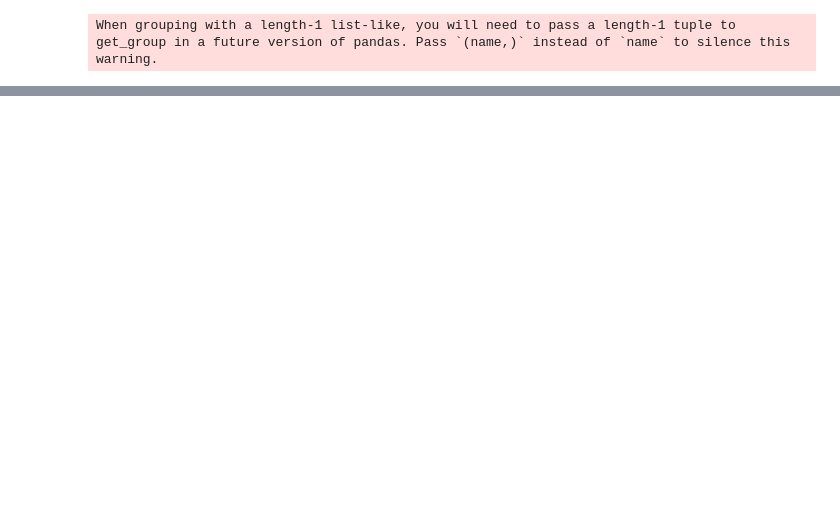
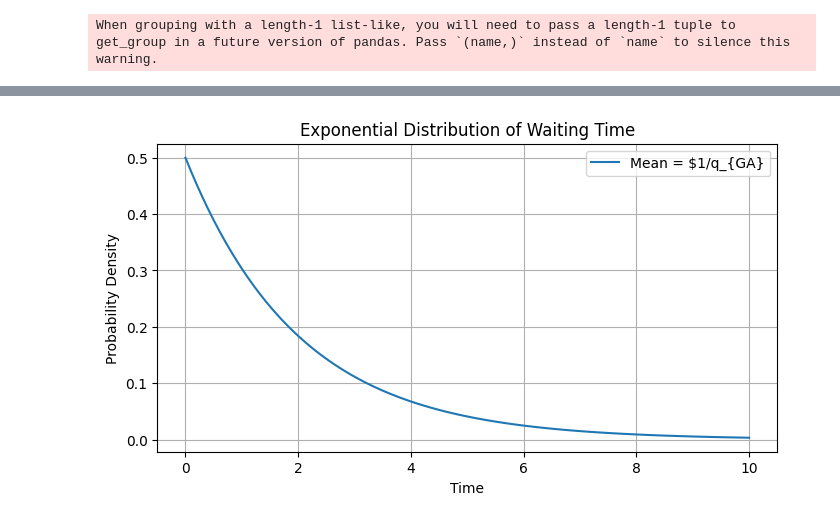
Before and after one commit to GavinHuttley/PuningAnalysis, a Jupyter notebook: src/nbks/simulation_ENS_test/simulation_ENS_test_length_time.ipynb, the cells around one changed output, grey strips where cells are left out. Saved outputs shown, nothing was run; the diff lists cells and outputs as text; code cells hidden in the pictures; blank space fills up the shorter version.

```diff
--- a/src/nbks/simulation_ENS_test/simulation_ENS_test_length_time.ipynb
+++ b/src/nbks/simulation_ENS_test/simulation_ENS_test_length_time.ipynb
@@ -145,0 +255,23 @@ When grouping with a length-1 list-like, you will need to pass a length-1 tuple
+# %%
+import matplotlib.pyplot as plt
+import numpy as np
+
+# Parameters
+q_GA = 0.5  # Example rate parameter for exponential distribution
+
+# Values for the x-axis: 0 to 10 with 0.1 steps
+x = np.linspace(0, 10, 100)
+# Exponential distribution formula: f(x) = λ * exp(-λ * x)
+y = q_GA * np.exp(-q_GA * x)
+
+# Plotting the exponential distribution
+plt.figure(figsize=(8, 4))
+plt.plot(x, y, label=f'Mean = $1/q_{{GA}}')
+plt.title('Exponential Distribution of Waiting Time')
+plt.xlabel('Time')
+plt.ylabel('Probability Density')
+plt.legend()
+plt.grid(True)
+plt.show()
+# %% [output]
+[figure, added]
```
Also changed, not shown: parts of 20 cells of this notebook, 1 other file.
